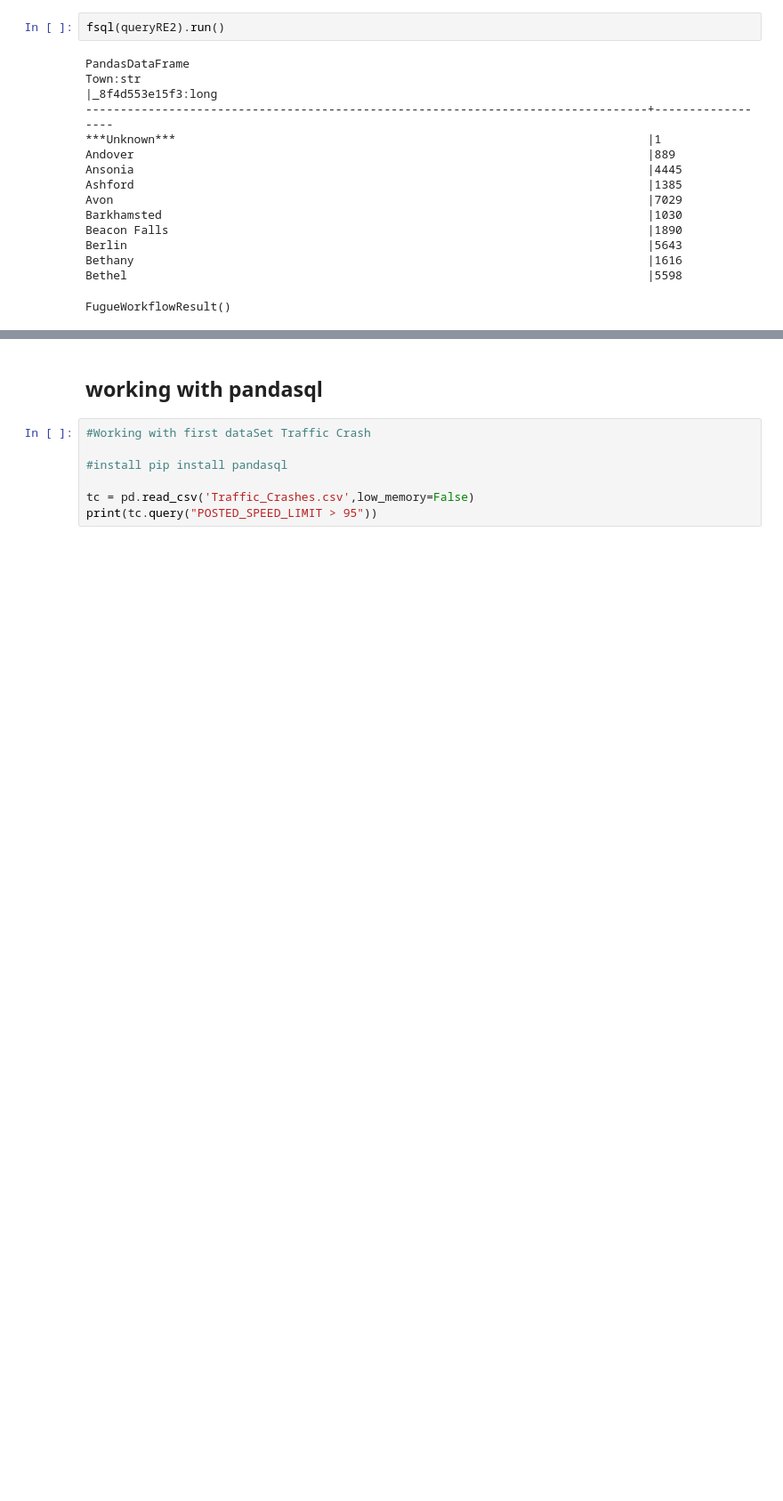
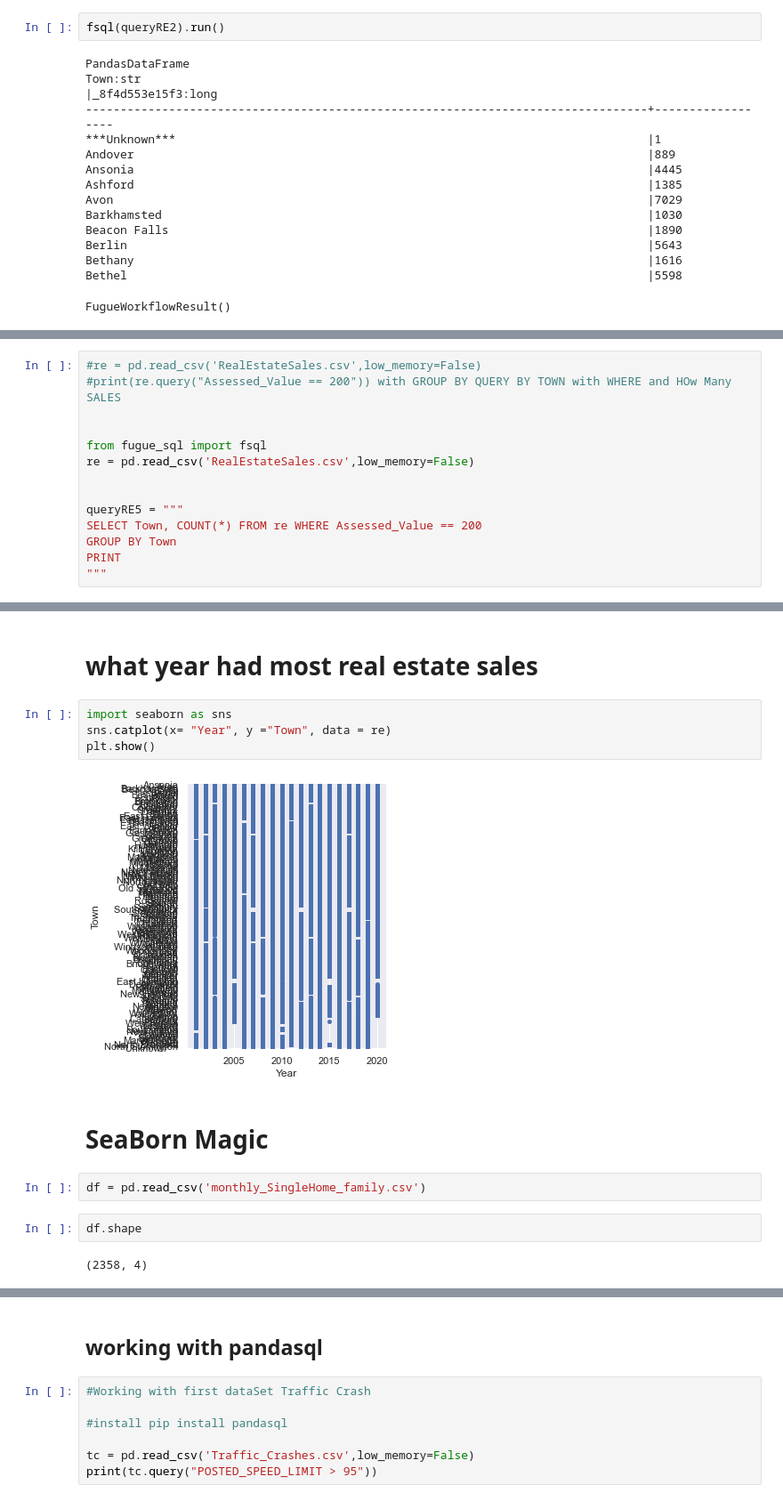
Before and after one commit to buzzpoint1/Final_project, a Jupyter notebook: final_project.ipynb, the cells around one changed output, grey strips where cells are left out. Shown at 89% size. Drawn from its saved outputs; the diff is of its cells as text; blank space fills up the shorter version.

Commit message:
added seaborn

```diff
--- a/final_project.ipynb
+++ b/final_project.ipynb
@@ -165,0 +173,14 @@ FugueWorkflowResult()
+# %%
+#re = pd.read_csv('RealEstateSales.csv',low_memory=False)
+#print(re.query("Assessed_Value == 200")) with GROUP BY QUERY BY TOWN with WHERE and HOw Many SALES
+
+
+from fugue_sql import fsql
+re = pd.read_csv('RealEstateSales.csv',low_memory=False)
+
+
+queryRE5 = """
+SELECT Town, COUNT(*) FROM re WHERE Assessed_Value == 200
+GROUP BY Town
+PRINT
+"""
@@ -165,0 +204,16 @@ FugueWorkflowResult()
+# %% [markdown]
+# what year had most real estate sales
+# %%
+import seaborn as sns
+sns.catplot(x= "Year", y ="Town", data = re)
+plt.show()
+# %% [output]
+[figure, added]
+# %% [markdown]
+# SeaBorn Magic
+# %%
+df = pd.read_csv('monthly_SingleHome_family.csv')
+# %%
+df.shape
+# %% [output]
+(2358, 4)
```
Also changed, not shown: parts of 8 cells of this notebook, 1 other file.
